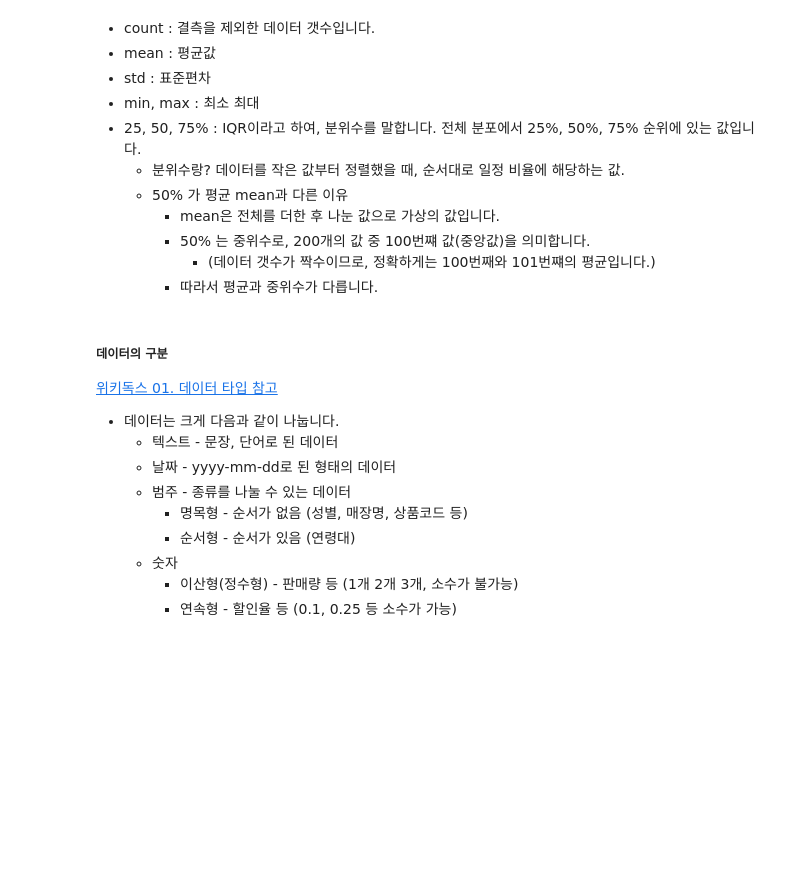
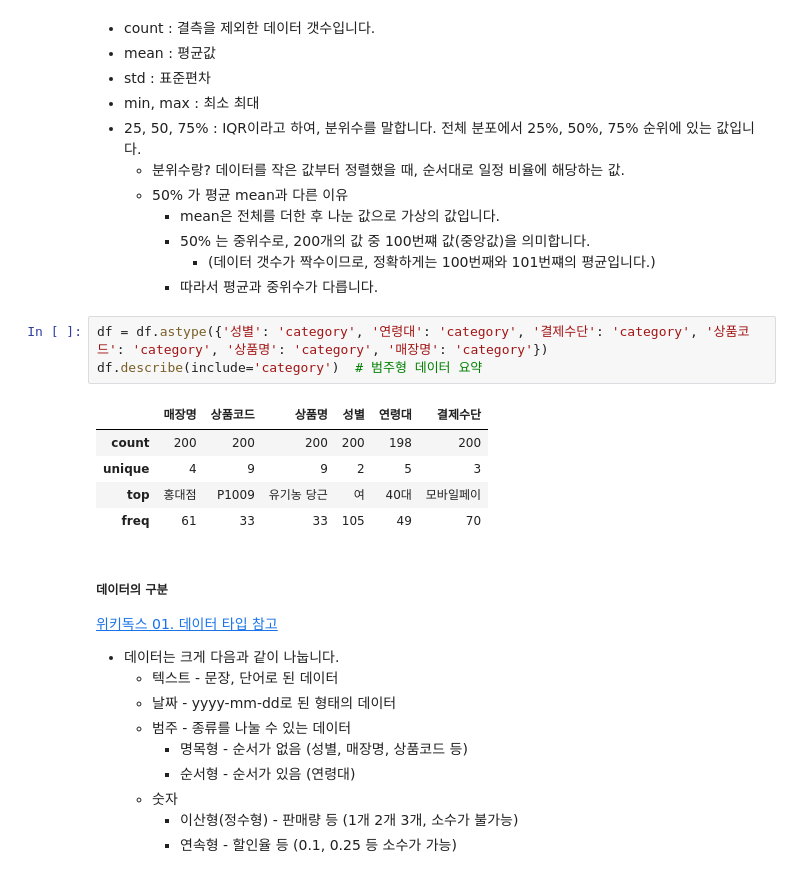
Before and after one commit to pookopook/AIchemist, a Jupyter notebook: ML_lecture/02_python_for_ML/day02.ipynb, the cells around one changed output. Drawn from its saved outputs; the diff is of its cells as text; blank space fills up the shorter version.

```diff
--- a/ML_lecture/02_python_for_ML/day02.ipynb
+++ b/ML_lecture/02_python_for_ML/day02.ipynb
@@ -187,6 +385,15 @@ df.describe()
     * 50% 는 중위수로, 200개의 값 중 100번쨰 값(중앙값)을 의미합니다.
       * (데이터 갯수가 짝수이므로, 정확하게는 100번째와 101번쨰의 평균입니다.)
     * 따라서 평균과 중위수가 다릅니다.
+# %%
+df = df.astype({'성별': 'category', '연령대': 'category', '결제수단': 'category', '상품코드': 'category', '상품명': 'category', '매장명': 'category'})
+df.describe(include='category')  # 범주형 데이터 요약
+# %% [output]
+|  | 매장명 | 상품코드 | 상품명 | 성별 | 연령대 | 결제수단 |
+| count | 200 | 200 | 200 | 200 | 198 | 200 |
+| unique | 4 | 9 | 9 | 2 | 5 | 3 |
+| top | 홍대점 | P1009 | 유기농 당근 | 여 | 40대 | 모바일페이 |
+| freq | 61 | 33 | 33 | 105 | 49 | 70 |
 # %% [markdown]
 ##### 데이터의 구분
 [위키독스 01. 데이터 타입 참고](https://wikidocs.net/161040)
```
Also changed, not shown: parts of 89 cells of this notebook, 2 other files.
